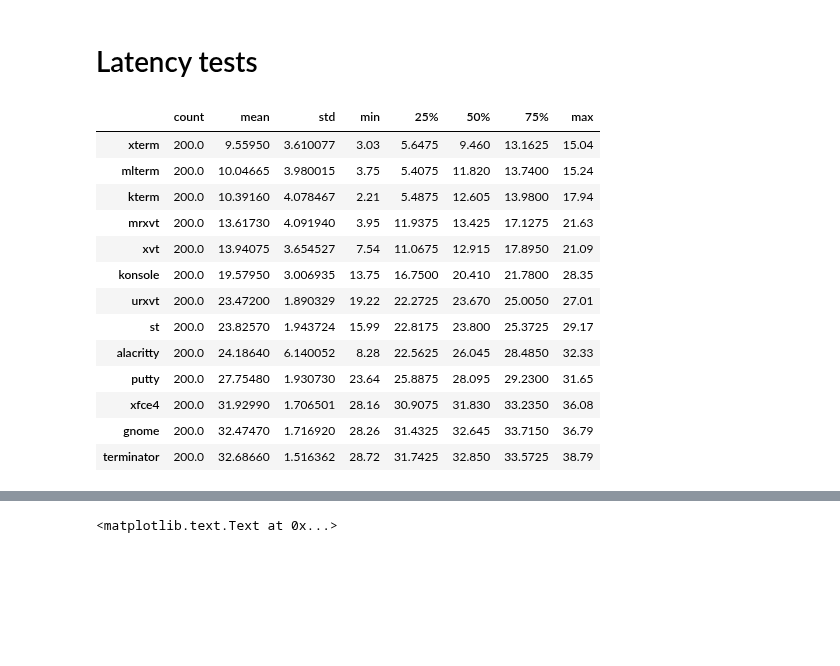
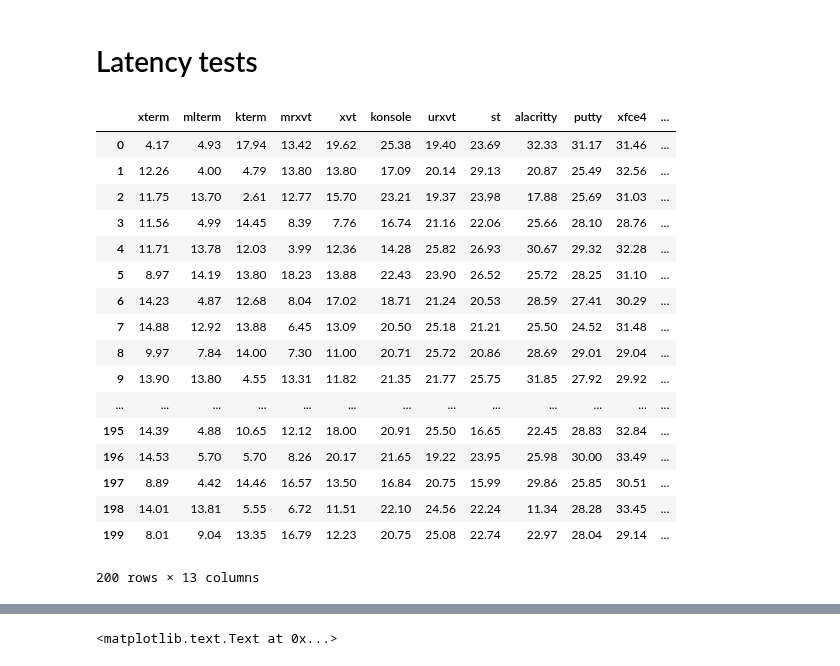
Before and after one commit to anarcat/terms-benchmarks, a Jupyter notebook: benchmarks.ipynb, the cells around one changed output, grey strips where cells are left out. Cells and saved outputs as stored; diff of their text form; code cells hidden in the pictures; blank space fills up the shorter version.

```diff
--- a/benchmarks.ipynb
+++ b/benchmarks.ipynb
@@ -13,27 +13,32 @@ FIG_HEIGTH=8
 # %%
 latency = pandas.read_csv('latency-all.csv')
 
 for terminal in []:  # use ignored_terms to skip the same as above
     try:
         latency.drop(terminal, axis=1, inplace=True)
     except ValueError:
         pass
 latency.describe().transpose()
+latency
 # %% [output]
-|  | count | mean | std | min | 25% | 50% | 75% | max |
-| xterm | 200.0 | 9.55950 | 3.610077 | 3.03 | 5.6475 | 9.460 | 13.1625 | 15.04 |
-| mlterm | 200.0 | 10.04665 | 3.980015 | 3.75 | 5.4075 | 11.820 | 13.7400 | 15.24 |
-| kterm | 200.0 | 10.39160 | 4.078467 | 2.21 | 5.4875 | 12.605 | 13.9800 | 17.94 |
-| mrxvt | 200.0 | 13.61730 | 4.091940 | 3.95 | 11.9375 | 13.425 | 17.1275 | 21.63 |
-| xvt | 200.0 | 13.94075 | 3.654527 | 7.54 | 11.0675 | 12.915 | 17.8950 | 21.09 |
-| konsole | 200.0 | 19.57950 | 3.006935 | 13.75 | 16.7500 | 20.410 | 21.7800 | 28.35 |
-| urxvt | 200.0 | 23.47200 | 1.890329 | 19.22 | 22.2725 | 23.670 | 25.0050 | 27.01 |
-| st | 200.0 | 23.82570 | 1.943724 | 15.99 | 22.8175 | 23.800 | 25.3725 | 29.17 |
-| alacritty | 200.0 | 24.18640 | 6.140052 | 8.28 | 22.5625 | 26.045 | 28.4850 | 32.33 |
-| putty | 200.0 | 27.75480 | 1.930730 | 23.64 | 25.8875 | 28.095 | 29.2300 | 31.65 |
-| xfce4 | 200.0 | 31.92990 | 1.706501 | 28.16 | 30.9075 | 31.830 | 33.2350 | 36.08 |
-| gnome | 200.0 | 32.47470 | 1.716920 | 28.26 | 31.4325 | 32.645 | 33.7150 | 36.79 |
-| terminator | 200.0 | 32.68660 | 1.516362 | 28.72 | 31.7425 | 32.850 | 33.5725 | 38.79 |
+|  | xterm | mlterm | kterm | mrxvt | xvt | konsole | urxvt | st | alacritty | putty | xfce4 | ... |
+| 0 | 4.17 | 4.93 | 17.94 | 13.42 | 19.62 | 25.38 | 19.40 | 23.69 | 32.33 | 31.17 | 31.46 | ... |
+| 1 | 12.26 | 4.00 | 4.79 | 13.80 | 13.80 | 17.09 | 20.14 | 29.13 | 20.87 | 25.49 | 32.56 | ... |
+| 2 | 11.75 | 13.70 | 2.61 | 12.77 | 15.70 | 23.21 | 19.37 | 23.98 | 17.88 | 25.69 | 31.03 | ... |
+| 3 | 11.56 | 4.99 | 14.45 | 8.39 | 7.76 | 16.74 | 21.16 | 22.06 | 25.66 | 28.10 | 28.76 | ... |
+| 4 | 11.71 | 13.78 | 12.03 | 3.99 | 12.36 | 14.28 | 25.82 | 26.93 | 30.67 | 29.32 | 32.28 | ... |
+| 5 | 8.97 | 14.19 | 13.80 | 18.23 | 13.88 | 22.43 | 23.90 | 26.52 | 25.72 | 28.25 | 31.10 | ... |
+| 6 | 14.23 | 4.87 | 12.68 | 8.04 | 17.02 | 18.71 | 21.24 | 20.53 | 28.59 | 27.41 | 30.29 | ... |
+| 7 | 14.88 | 12.92 | 13.88 | 6.45 | 13.09 | 20.50 | 25.18 | 21.21 | 25.50 | 24.52 | 31.48 | ... |
+| 8 | 9.97 | 7.84 | 14.00 | 7.30 | 11.00 | 20.71 | 25.72 | 20.86 | 28.69 | 29.01 | 29.04 | ... |
+| 9 | 13.90 | 13.80 | 4.55 | 13.31 | 11.82 | 21.35 | 21.77 | 25.75 | 31.85 | 27.92 | 29.92 | ... |
+| ... | ... | ... | ... | ... | ... | ... | ... | ... | ... | ... | ... | ... |
+| 195 | 14.39 | 4.88 | 10.65 | 12.12 | 18.00 | 20.91 | 25.50 | 16.65 | 22.45 | 28.83 | 32.84 | ... |
+| 196 | 14.53 | 5.70 | 5.70 | 8.26 | 20.17 | 21.65 | 19.22 | 23.95 | 25.98 | 30.00 | 33.49 | ... |
+| 197 | 8.89 | 4.42 | 14.46 | 16.57 | 13.50 | 16.84 | 20.75 | 15.99 | 29.86 | 25.85 | 30.51 | ... |
+| 198 | 14.01 | 13.81 | 5.55 | 6.72 | 11.51 | 22.10 | 24.56 | 22.24 | 11.34 | 28.28 | 33.45 | ... |
+| 199 | 8.01 | 9.04 | 13.35 | 16.79 | 12.23 | 20.75 | 25.08 | 22.74 | 22.97 | 28.04 | 29.14 | ... |
+200 rows × 13 columns
 # %%
 from tabulate import tabulate
 print(tabulate(latency.describe().transpose(), headers='keys', tablefmt='pipe'))
```
Also changed, not shown: parts of 6 cells of this notebook, 2 other files.
